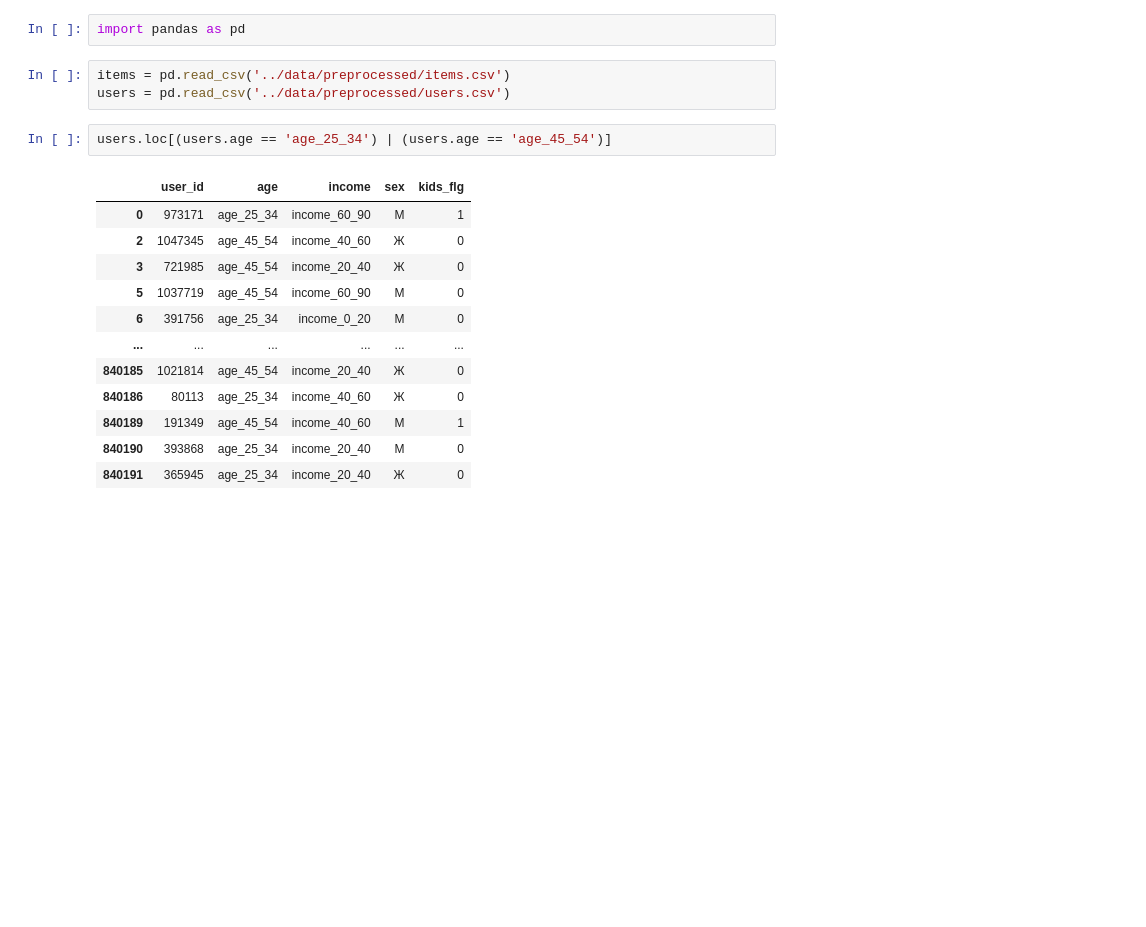
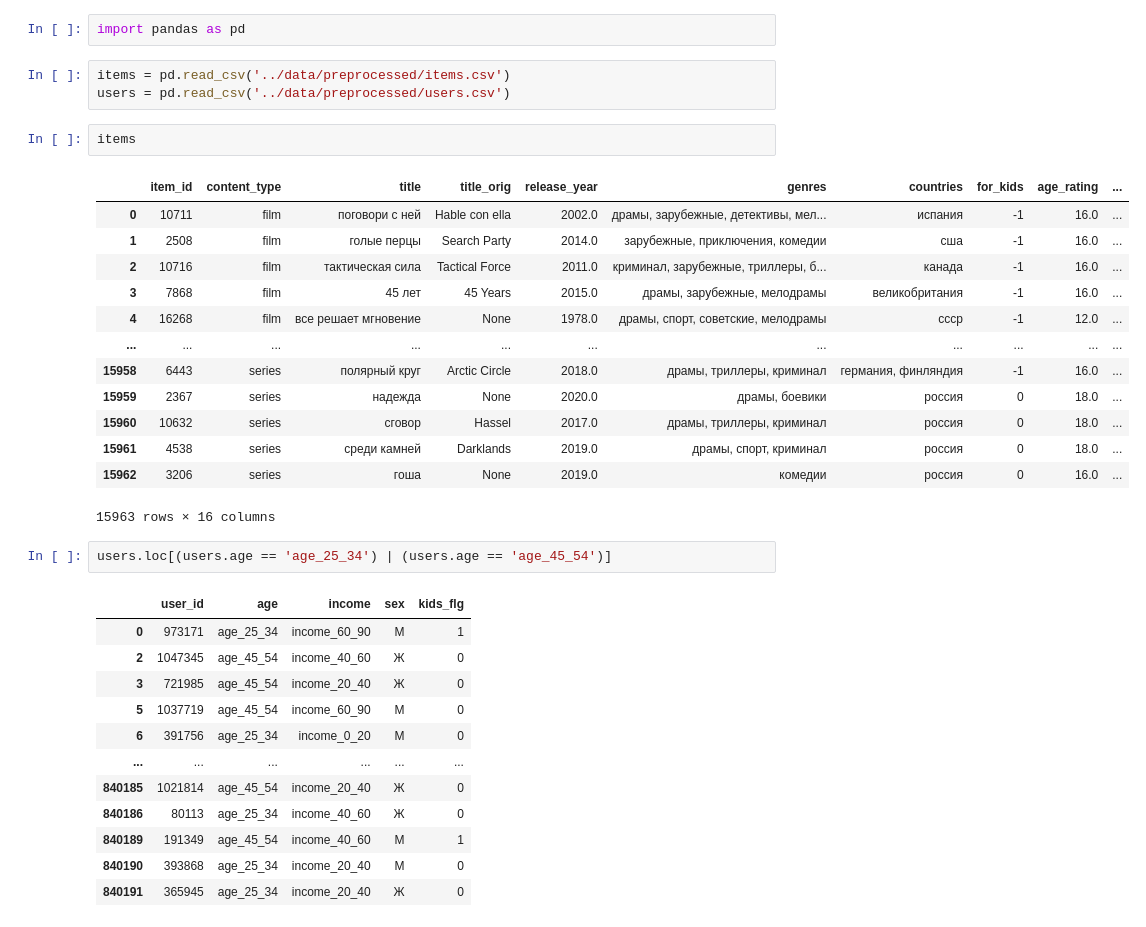
Before and after one commit to d-emelyanov/recsys-course, a Jupyter notebook: notebooks/Data.ipynb, the cells around one changed output. Saved outputs shown, nothing was run; the diff lists cells and outputs as text; blank space fills up the shorter version.

```diff
--- a/notebooks/Data.ipynb
+++ b/notebooks/Data.ipynb
@@ -17,6 +17,22 @@ import pandas as pd
 # %%
 items = pd.read_csv('../data/preprocessed/items.csv')
 users = pd.read_csv('../data/preprocessed/users.csv')
+# %%
+items
+# %% [output]
+|  | item_id | content_type | title | title_orig | release_year | genres | countries | for_kids | age_rating | ... |
+| 0 | 10711 | film | поговори с ней | Hable con ella | 2002.0 | драмы, зарубежные, детективы, мел... | испания | -1 | 16.0 | ... |
+| 1 | 2508 | film | голые перцы | Search Party | 2014.0 | зарубежные, приключения, комедии | сша | -1 | 16.0 | ... |
+| 2 | 10716 | film | тактическая сила | Tactical Force | 2011.0 | криминал, зарубежные, триллеры, б... | канада | -1 | 16.0 | ... |
+| 3 | 7868 | film | 45 лет | 45 Years | 2015.0 | драмы, зарубежные, мелодрамы | великобритания | -1 | 16.0 | ... |
+| 4 | 16268 | film | все решает мгновение | None | 1978.0 | драмы, спорт, советские, мелодрамы | ссср | -1 | 12.0 | ... |
+| ... | ... | ... | ... | ... | ... | ... | ... | ... | ... | ... |
+| 15958 | 6443 | series | полярный круг | Arctic Circle | 2018.0 | драмы, триллеры, криминал | германия, финляндия | -1 | 16.0 | ... |
+| 15959 | 2367 | series | надежда | None | 2020.0 | драмы, боевики | россия | 0 | 18.0 | ... |
+| 15960 | 10632 | series | сговор | Hassel | 2017.0 | драмы, триллеры, криминал | россия | 0 | 18.0 | ... |
+| 15961 | 4538 | series | среди камней | Darklands | 2019.0 | драмы, спорт, криминал | россия | 0 | 18.0 | ... |
+| 15962 | 3206 | series | гоша | None | 2019.0 | комедии | россия | 0 | 16.0 | ... |
+15963 rows × 16 columns
 # %%
 users.loc[(users.age == 'age_25_34') | (users.age == 'age_45_54')]
 # %% [output]
```
Also changed, not shown: parts of 4 cells of this notebook, 14 other files.
